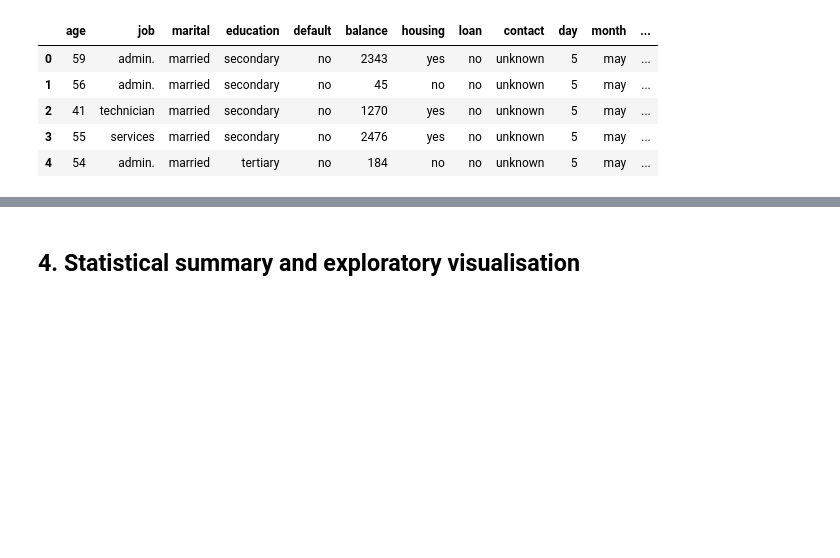
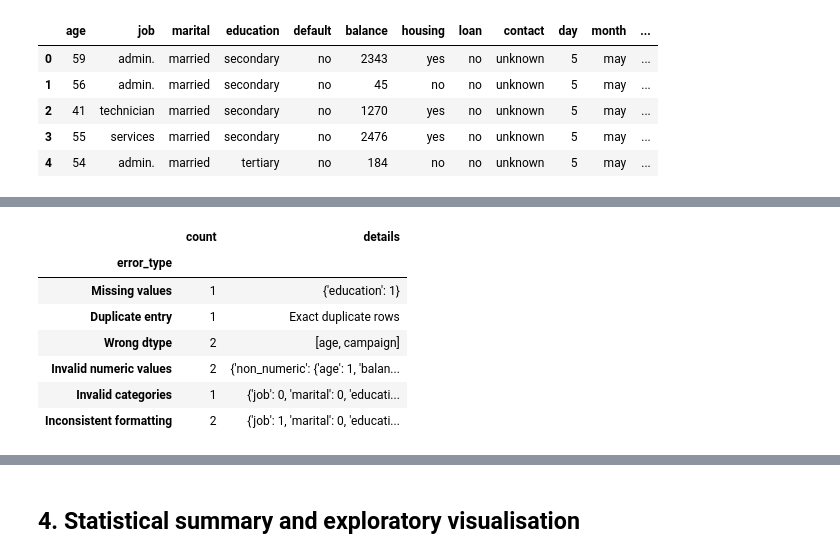
Before and after one commit to ParrotG/CA6000_Assignment, a Jupyter notebook: bank_marketing_mlp.ipynb, the cells around one changed output, grey strips where cells are left out. Cells and saved outputs as stored; diff of their text form; code cells hidden in the pictures; blank space fills up the shorter version.

```diff
--- a/bank_marketing_mlp.ipynb
+++ b/bank_marketing_mlp.ipynb
@@ -227,0 +164,43 @@ display(missing_report)
+# %%
+def detect_hard_errors(frame: pd.DataFrame) -> pd.DataFrame:
+    wrong_dtype_columns = [column for column in NUMERIC_COLUMNS if not pd.api.types.is_numeric_dtype(frame[column])]
+    non_numeric_counts: dict[str, int] = {}
+    out_of_range_counts: dict[str, int] = {}
+    for column, (lower, upper) in NUMERIC_RANGES.items():
+        converted = pd.to_numeric(frame[column], errors="coerce")
+        non_numeric_counts[column] = int((frame[column].notna() & converted.isna()).sum())
+        invalid_range = pd.Series(False, index=frame.index)
+        if lower is not None:
+            invalid_range |= converted.lt(lower)
+        if upper is not None:
+            invalid_range |= converted.gt(upper)
+        out_of_range_counts[column] = int((converted.notna() & invalid_range).sum())
+
+    invalid_category_counts: dict[str, int] = {}
+    formatting_counts: dict[str, int] = {}
+    for column, allowed_values in CATEGORY_DOMAINS.items():
+        values = frame[column].astype("string")
+        normalised = values.str.strip().str.lower()
+        invalid_category_counts[column] = int((values.notna() & ~normalised.isin(allowed_values)).sum())
+        formatting_counts[column] = int((values.notna() & values.ne(normalised)).sum())
+
+    return pd.DataFrame([
+        {"error_type": "Missing values", "count": int(frame.isna().sum().sum()), "details": frame.isna().sum()[lambda x: x.gt(0)].to_dict()},
+        {"error_type": "Duplicate entry", "count": int(frame.duplicated().sum()), "details": "Exact duplicate rows"},
+        {"error_type": "Wrong dtype", "count": len(wrong_dtype_columns), "details": wrong_dtype_columns},
+        {"error_type": "Invalid numeric values", "count": sum(non_numeric_counts.values()) + sum(out_of_range_counts.values()), "details": {"non_numeric": non_numeric_counts, "out_of_range": out_of_range_counts}},
+        {"error_type": "Invalid categories", "count": sum(invalid_category_counts.values()), "details": invalid_category_counts},
+        {"error_type": "Inconsistent formatting", "count": sum(formatting_counts.values()), "details": formatting_counts},
+    ]).set_index("error_type")
+
+errors_before_cleaning = detect_hard_errors(corrupted_data)
+display(errors_before_cleaning)
+# %% [output]
+|  | count | details |
+| error_type |  |  |
+| Missing values | 1 | {'education': 1} |
+| Duplicate entry | 1 | Exact duplicate rows |
+| Wrong dtype | 2 | [age, campaign] |
+| Invalid numeric values | 2 | {'non_numeric': {'age': 1, 'balan... |
+| Invalid categories | 1 | {'job': 0, 'marital': 0, 'educati... |
+| Inconsistent formatting | 2 | {'job': 1, 'marital': 0, 'educati... |
```
Also changed, not shown: parts of 15 cells of this notebook.
